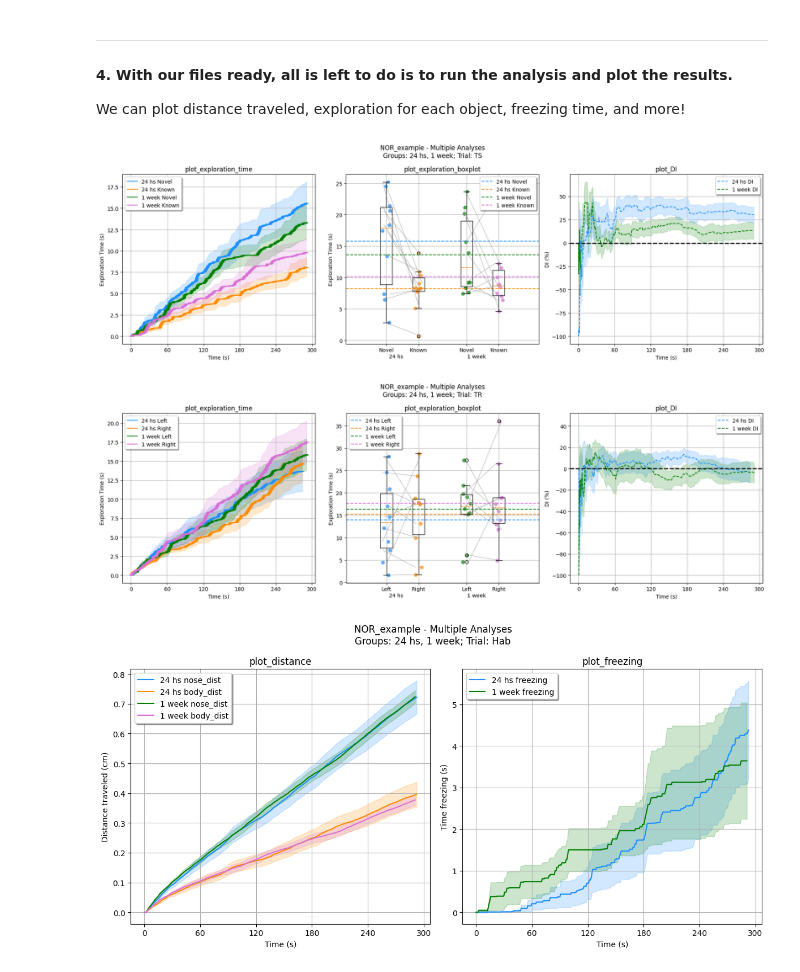
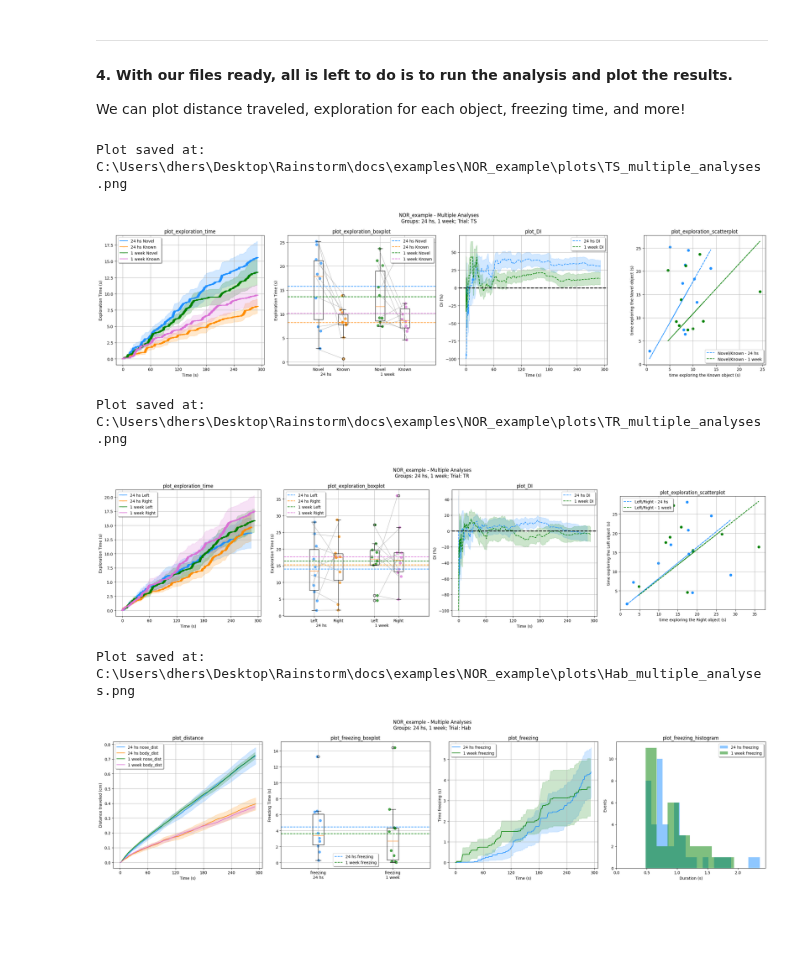
Before and after one commit to sdhers/RAINSTORM, a Jupyter notebook: 5-Seize_labels.ipynb, the cells around one changed output. Drawn from its saved outputs; the diff is of its cells as text; code cells hidden in the pictures; blank space fills up the shorter version.

```diff
--- a/5-Seize_labels.ipynb
+++ b/5-Seize_labels.ipynb
@@ -105,10 +110,13 @@ Renamed and saved: C:\Users\dhers\Desktop\Rainstorm\docs\examples\NOR_example\su
 
 We can plot distance traveled, exploration for each object, freezing time, and more!
 # %%
-rst.plot_multiple_analyses(folder_path, data, groups, 'TS', [rst.plot_exploration_time, rst.plot_exploration_boxplot, rst.plot_DI], fps)
-rst.plot_multiple_analyses(folder_path, data, groups, 'TR', [rst.plot_exploration_time, rst.plot_exploration_boxplot, rst.plot_DI], fps)
-rst.plot_multiple_analyses(folder_path, data, groups, 'Hab', [rst.plot_distance, rst.plot_freezing], fps)
+rst.plot_multiple_analyses(folder_path, data, groups, 'TS', [rst.plot_exploration_time, rst.plot_exploration_boxplot, rst.plot_DI, rst.plot_exploration_scatterplot], fps)
+rst.plot_multiple_analyses(folder_path, data, groups, 'TR', [rst.plot_exploration_time, rst.plot_exploration_boxplot, rst.plot_DI, rst.plot_exploration_scatterplot], fps)
+rst.plot_multiple_analyses(folder_path, data, groups, 'Hab', [rst.plot_distance, rst.plot_freezing_boxplot, rst.plot_freezing, rst.plot_freezing_histogram], fps)
 # %% [output]
+Plot saved at: C:\Users\dhers\Desktop\Rainstorm\docs\examples\NOR_example\plots\TS_multiple_analyses.png
-[figure, old version]
+[figure, new version]
+Plot saved at: C:\Users\dhers\Desktop\Rainstorm\docs\examples\NOR_example\plots\TR_multiple_analyses.png
-[figure, old version]
+[figure, new version]
+Plot saved at: C:\Users\dhers\Desktop\Rainstorm\docs\examples\NOR_example\plots\Hab_multiple_analyses.png
-[figure, old version]
+[figure, new version]
```
Also changed, not shown: parts of 7 cells of this notebook, 52 other files.
